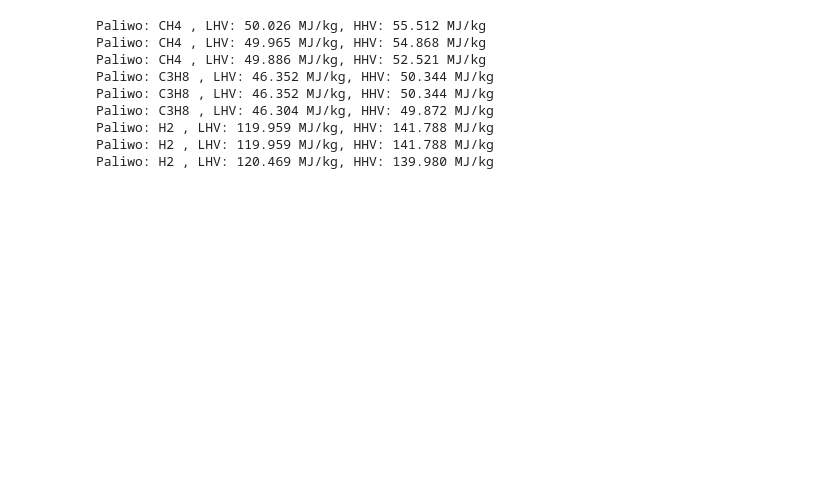
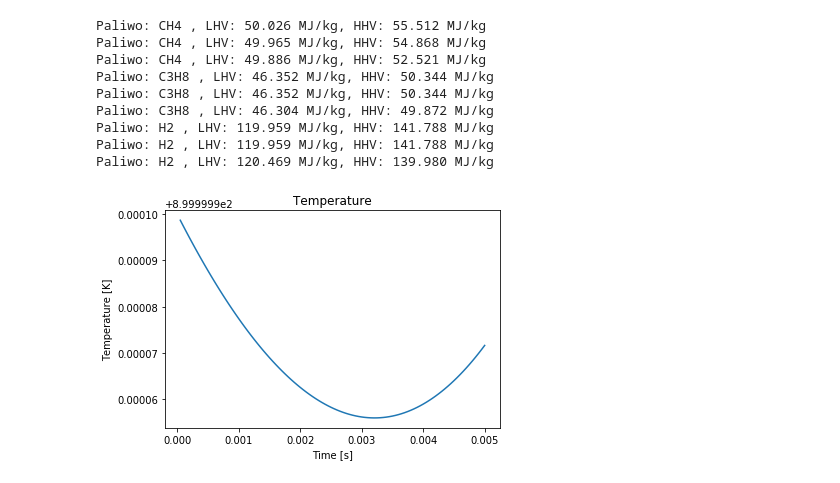
Before and after one commit to BartoszBaszniak/MKWS, a Jupyter notebook: MKWSPR1.ipynb, the cells around one changed output. Saved outputs shown, nothing was run; the diff lists cells and outputs as text; code cells hidden in the pictures; blank space fills up the shorter version.

```diff
--- a/MKWSPR1.ipynb
+++ b/MKWSPR1.ipynb
@@ -2,21 +2,18 @@
 import cantera as ct
 import numpy as np
 import matplotlib.pyplot as plt
+import sys
 
-##Deklaracja mieszaniny 1
+##Deklaracja mieszanin mechanizmem giri30
 
 mieszanina= ct.Solution('gri30.cti')
 produkty = ct.Solution('gri30.cti')
 gas = ct.Solution('gri30.cti')
+mieszanina_1 = ct.Solution('gri30.xml')
+mieszanina_2 = ct.Solution('gri30.xml')
+mieszanina_3 = ct.Solution('gri30.xml')
 
-woda = ct.Water()
-woda.TX = T1, 0
-h_ciecz = woda.h
-
-woda.TX = T1, 1
-h_gas= woda.h
-
-def cieplo (mieszanka, T, p):                     ## Funkcja wyliczająca Ciepło spalania LHV i HHV
+def cieplo (mieszanka, T, p):                     ## Funkcja wyliczająca Ciepło spalania paliwa LHV i HHV
 
     woda = ct.Water()
     woda.TX = T, 0
@@ -41,41 +38,107 @@ def cieplo (mieszanka, T, p):                     ## Funkcja wyliczająca Ciepł
     HV=HV/1000000
     print ('Paliwo: %s , LHV: %.3f MJ/kg, HHV: %.3f MJ/kg' %(mieszanka, LV, HV))
 
+def temp (m):                                 ## Funkcja wyliczająca temperature spalania w czasie
+    wyniki = open('wyniki_mkws.txt', 'w')
+    wyniki.write('%5s\t%10s\t%10s\n' % ('L.p.', 't [s]', 'T [K]'))
 
-##mieszaniny
+    r = ct.IdealGasConstPressureReactor(m)
 
-mieszanina_1.TPX = T1,p1, 'CH4:1, O2:2'
-produkty_1.TPX = T1, p1, 'CO2:1, H2O:2'
+    sim = ct.ReactorNet([r])
+    time = 0.0
+    states = ct.SolutionArray(m, extra=['t'])
+
+    ##print('%10s %10s' % ('t [s]','T [K]'))
+    for n in range(100):
+        time += 0.00005
+        sim.advance(time)
+        states.append(r.thermo.state, t=time)
+        ##print('%5d %10.3f %10.3f' % (n,time, r.T))
+    wyniki.close()
+    ##print (r.kinetics.n_reactions)
+#print (states.u)
+#matplotlib
+    plt.figure()
+    plt.plot(states.t, states.T)
+    plt.xlabel('Time [s]')
+    plt.ylabel('Temperature [K]')
+    plt.title('Temperature')
+
+## deklaracja warunków początkowych 1,2 i 3
 
 T1=298
 p1=101325
 T2=400
 p2=1.5*p1
 T3=600
 p3=3*p1
 
+## deklaracja mieszaniny_1 metanu z tlenem
+
+mieszanina_1.TPX = 1000,p1, 'CH4:1, O2:2'
+
+## wyliczenie ciepła spalania dla 3 różnych warunków początkowych
 cieplo('CH4',T1,p1)
 cieplo('CH4',T2,p2)
 cieplo('CH4',T3,p3)
 
-##mieszanina 2
+
+
+## deklaracja mieszaniny_2 propanu z tlenem
+mieszanina_2.TPX = 1000, p1, 'C3H8:1, O2:5'
 
 cieplo('C3H8',T1,p1)
 cieplo('C3H8',T1,p1)
 cieplo('C3H8',T2,p2)
 
-##mieszanina 3
+
+
+## deklaracja mieszaniny_3 wodoru z tlenem
+mieszanina_3.TPX = T1, p1, 'H2:2, O2:1'
 
 cieplo('H2',T1,p1)
 cieplo('H2',T1,p1)
 cieplo('H2',T2,p2)
+
+## Wyliczenie temperatury spalania na podstawie reaktora o stałym ciśnieniu oraz przedstawienie wyników na wykresie
+
+T1=900
+p1=101325
+T2=1000
+p2=1.5*p1
+T3=1200
+p3=3*p1
+
+mieszanina_1.TPX = T1,p1, 'CH4:1, O2:2'
+mieszanina_2.TPX = T1, p1, 'C3H8:1, O2:5'
+mieszanina_3.TPX = T1, p1, 'H2:2, O2:1'
+temp(mieszanina_1)
+temp(mieszanina_2)
+temp(mieszanina_3)
+
+mieszanina_1.TP = T2, p2
+mieszanina_2.TP = T2, p2
+mieszanina_3.TP = T2, p2
+
+temp(mieszanina_1)
+temp(mieszanina_2)
+temp(mieszanina_3)
+
+mieszanina_1.TP = T3, p3
+mieszanina_2.TP = T3, p3
+mieszanina_3.TP = T3, p3
+
+temp(mieszanina_1)
+temp(mieszanina_2)
+temp(mieszanina_3)
 # %% [output]
 Paliwo: CH4 , LHV: 50.026 MJ/kg, HHV: 55.512 MJ/kg
 Paliwo: CH4 , LHV: 49.965 MJ/kg, HHV: 54.868 MJ/kg
 Paliwo: CH4 , LHV: 49.886 MJ/kg, HHV: 52.521 MJ/kg
 Paliwo: C3H8 , LHV: 46.352 MJ/kg, HHV: 50.344 MJ/kg
 Paliwo: C3H8 , LHV: 46.352 MJ/kg, HHV: 50.344 MJ/kg
 Paliwo: C3H8 , LHV: 46.304 MJ/kg, HHV: 49.872 MJ/kg
 Paliwo: H2 , LHV: 119.959 MJ/kg, HHV: 141.788 MJ/kg
 Paliwo: H2 , LHV: 119.959 MJ/kg, HHV: 141.788 MJ/kg
 Paliwo: H2 , LHV: 120.469 MJ/kg, HHV: 139.980 MJ/kg
+[figure, added]
```
Also changed, not shown: parts of 1 cell of this notebook.
